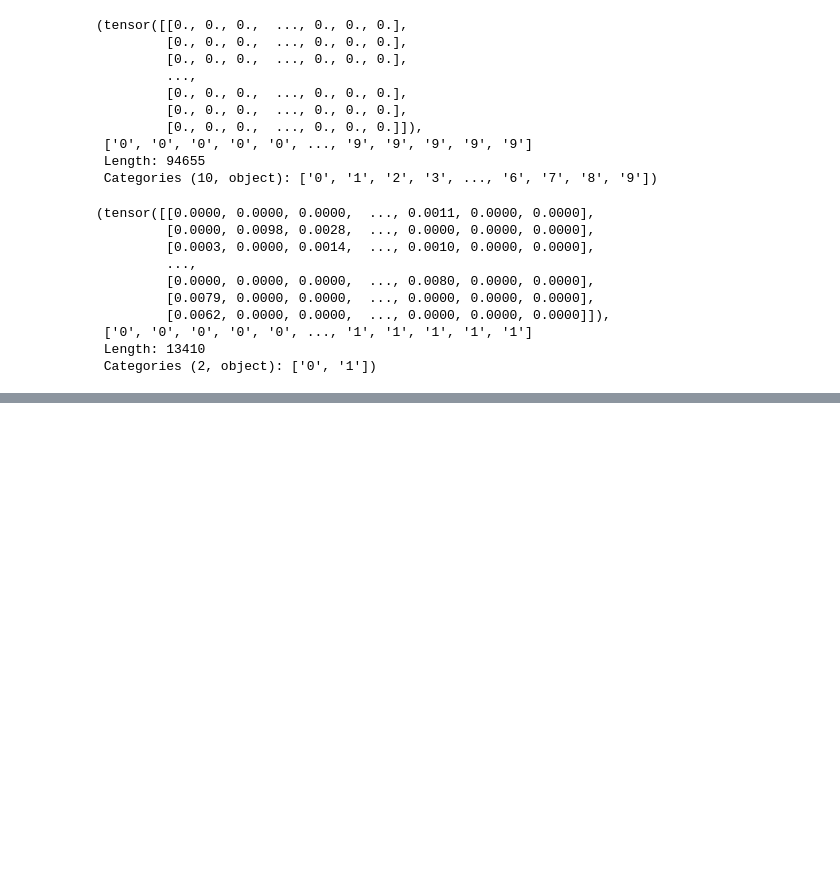
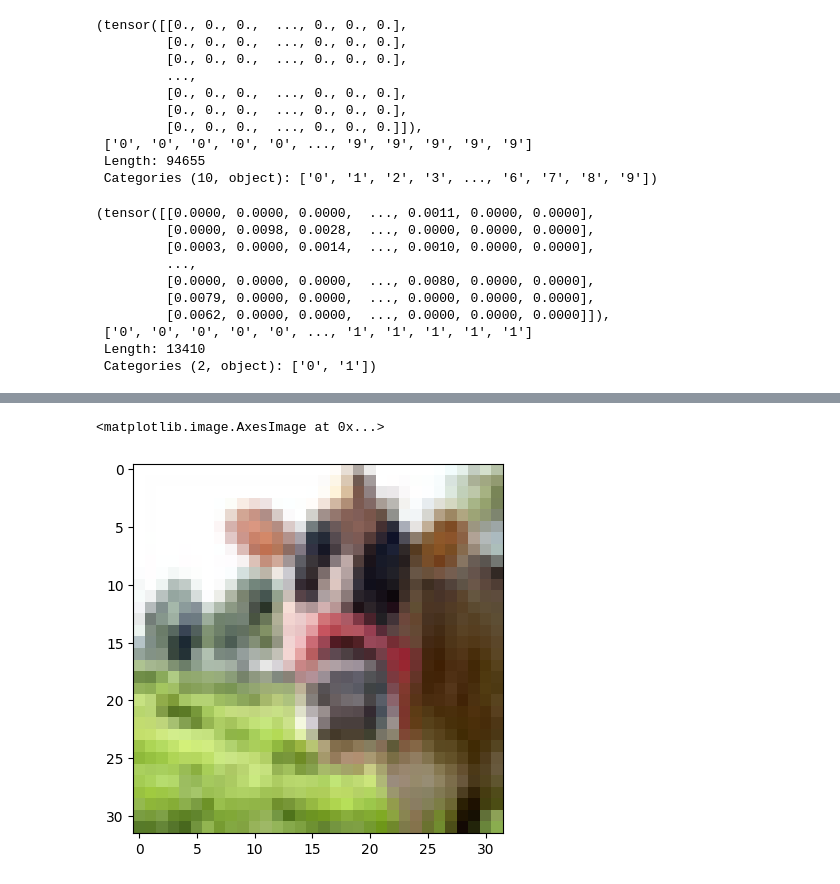
Before and after one commit to qc2321/embedders, a Jupyter notebook: notebooks/21_pc_other_graph_dataset.ipynb, the cells around one changed output, grey strips where cells are left out. Saved outputs shown, nothing was run; the diff lists cells and outputs as text; code cells hidden in the pictures; blank space fills up the shorter version.

```diff
--- a/notebooks/21_pc_other_graph_dataset.ipynb
+++ b/notebooks/21_pc_other_graph_dataset.ipynb
@@ -114,0 +139,7 @@ embedders.dataloaders.load("lymphoma")
+# %%
+import embedders.dataloaders
+
+plt.imshow(embedders.dataloaders.load("cifar_100")[0].detach().numpy())
+# %% [output]
+<matplotlib.image.AxesImage at 0x...>
+[figure, added]
```
Also changed, not shown: parts of 10 cells of this notebook, 5 other files.
